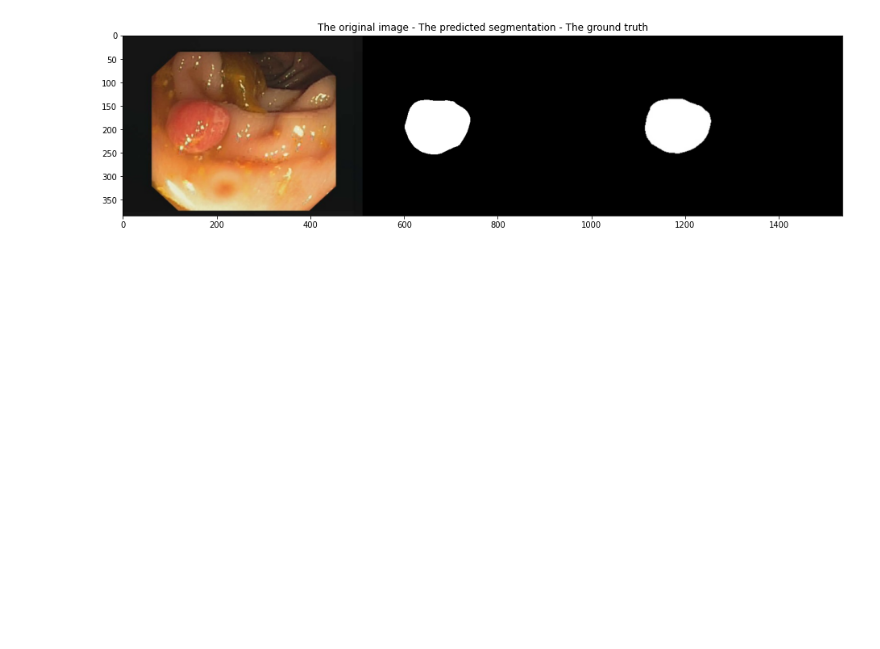
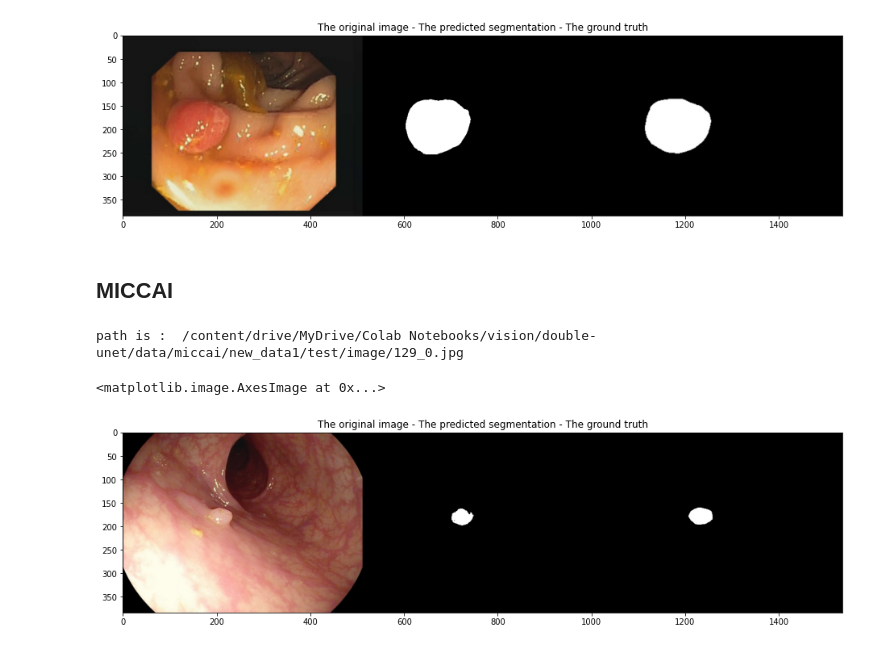
Before and after one commit to MahtabSarlak/Medical-Image-Segmentation, a Jupyter notebook: Medical_image_segmentation_CVC_final.ipynb, the cells around one changed output. Saved outputs shown, nothing was run; the diff lists cells and outputs as text; code cells hidden in the pictures; blank space fills up the shorter version.

```diff
--- a/Medical_image_segmentation_CVC_final.ipynb
+++ b/Medical_image_segmentation_CVC_final.ipynb
@@ -754,6 +1030,6 @@ evaluate
 test_path = "/content/drive/MyDrive/Colab Notebooks/vision/double-unet/data/cvc/new_data1/test/"
 test_x = sorted(glob(os.path.join(test_path, "image", "*.jpg")))
 test_y = sorted(glob(os.path.join(test_path, "mask", "*.jpg")))
-model = load_pretrained_model("/content/drive/MyDrive/Colab Notebooks/vision/double-unet/data/files/"+"model5.h5")
+model = load_pretrained_model("/content/drive/MyDrive/Colab Notebooks/vision/double-unet/data/files/"+"model6.h5")
 # %%
 #@title Segment an image
@@ -803,3 +1075,55 @@ plt.imshow(cv2.cvtColor(out_put2, cv2.COLOR_BGR2RGB))
 path is :  /content/drive/MyDrive/Colab Notebooks/vision/double-unet/data/cvc/new_data1/test/image/100_0.jpg
 <matplotlib.image.AxesImage at 0x...>
 [figure]
+# %% [markdown]
+## MICCAI
+# %%
+#@title Load model and test set
+test_path = "/content/drive/MyDrive/Colab Notebooks/vision/double-unet/data/miccai/new_data1/test/"
+test_x = sorted(glob(os.path.join(test_path, "image", "*.jpg")))
+test_y = sorted(glob(os.path.join(test_path, "mask", "*.jpg")))
+model = load_pretrained_model("/content/drive/MyDrive/Colab Notebooks/vision/double-unet/data/files/"+"model6.h5")
+# %%
+#@title Segment an image
+size = (512, 384)
+
+def preprocessing(img):
+    size = (512, 384)
+    img2 = cv2.resize(img, size)
+    img2 = np.clip(img2 - np.median(img2)+127, 0, 255)
+    img2 = img2.astype(np.float32)
+
+    img2 = img2/255.
+    return img2
+
+
+def get_predict(model, img):
+    processed_img = preprocessing(img)
+    processed_img = np.expand_dims(processed_img, axis=0)
+    out_put = model.predict(processed_img)
+    out_put = out_put[..., -1]
+    out_put = out_put[0]
+    out_put = sklearn.preprocessing.binarize(out_put, threshold=0.5)
+    out_put = out_put*255.
+    return out_put
+
+#@markdown Choose a number between 1 to 196
+index =  32#@param {type:"integer"}
+
+x = test_x[index-1]
+y = test_y[index-1]
+print("path is : ", x)
+img2 = cv2.imread(x, cv2.IMREAD_COLOR)
+groundthruth = cv2.imread(y, cv2.IMREAD_COLOR)
+out_put = get_predict(model, img2)
+out_put = out_put.astype(np.uint8)
+out_put = np.stack([out_put, out_put, out_put], axis=-1)
+out_put2 = np.concatenate([cv2.resize(img2, size), out_put, groundthruth], axis=1)
+# cv2_imshow(out_put2)
+plt.figure(figsize=(16, 8))
+plt.title("The original image - The predicted segmentation - The ground truth")
+plt.imshow(cv2.cvtColor(out_put2, cv2.COLOR_BGR2RGB))
+# %% [output]
+path is :  /content/drive/MyDrive/Colab Notebooks/vision/double-unet/data/miccai/new_data1/test/image/129_0.jpg
+<matplotlib.image.AxesImage at 0x...>
+[figure, added]
```
Also changed, not shown: parts of 38 cells of this notebook.
